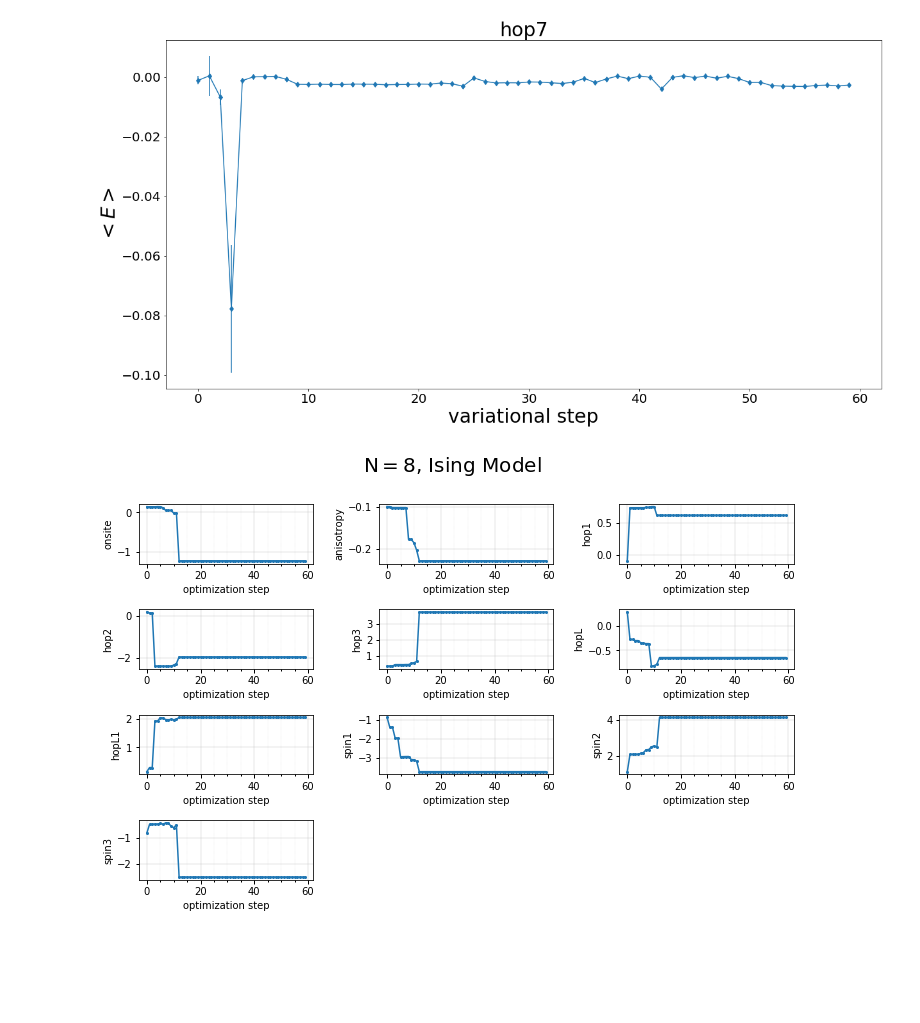
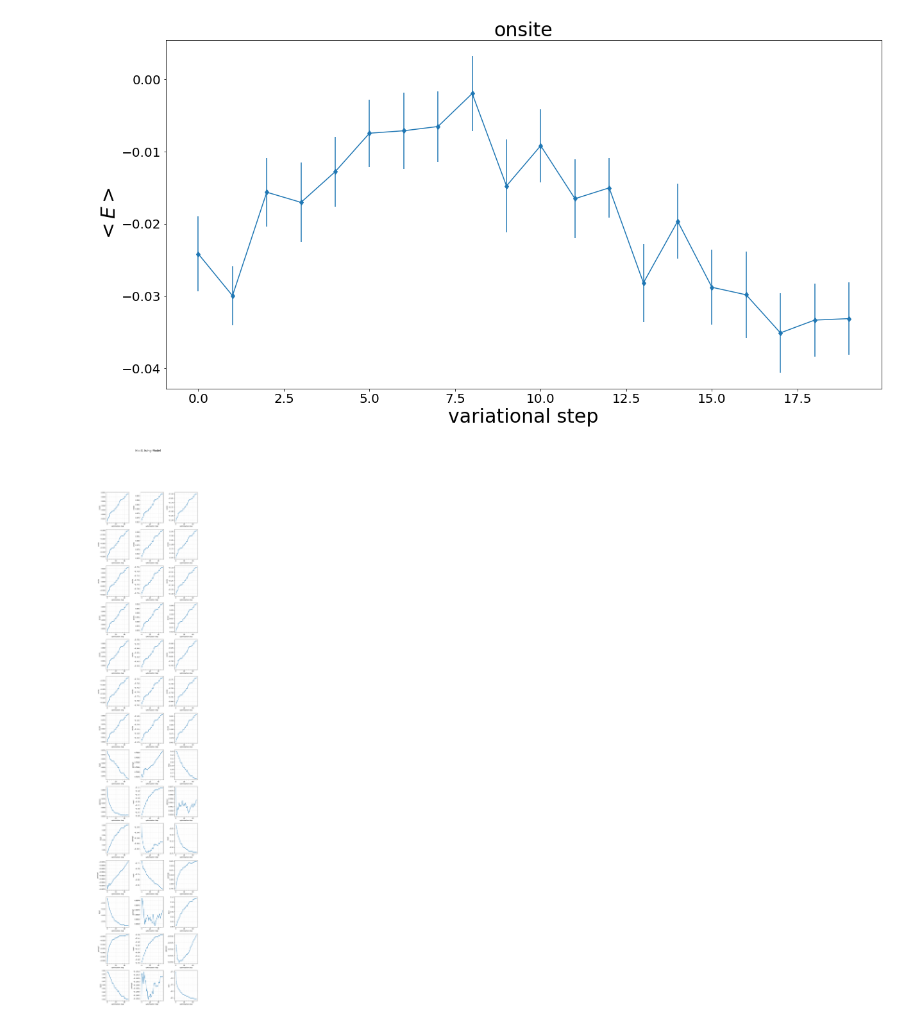
Before and after one commit to jimlambert/heisenberg_vmc, a Jupyter notebook: scripts/ObservablesAnalysis.ipynb, the cells around one changed output. Drawn from its saved outputs; the diff is of its cells as text; code cells hidden in the pictures; blank space fills up the shorter version.

```diff
--- a/scripts/ObservablesAnalysis.ipynb
+++ b/scripts/ObservablesAnalysis.ipynb
@@ -24,5 +24,5 @@ plt.show()
 # %%
-index=9
+index=1
 plt.figure(figsize=(20,10))
 #plt.plot(np.arange(0, len(obsAve[0])), obsAve[0], '.')
 plt.errorbar(np.arange(0, len(obsAve[index])), obsAve[index], yerr=obsErr[index], marker="d")
@@ -32,18 +32,18 @@ plt.title(header[index], fontsize=fs)
 plt.tick_params(axis='both', which='major', labelsize=ls)
 plt.show()
 # %% [output]
-[figure, old version]
+[figure, new version]
 # %%
 ls=10
 fs=20
 x=10
-y=6
+y=50
 ms=2
 
 header, data = an.ReadParamsDat("../../vmc-dat/varparams.dat")
 fig, ax = an.PlotVarParams(header, data, 3, fs, ls, ms, x, y,
                            "N$=8$, Ising Model")
 
 plt.savefig("test.pdf", bbox_inches='tight')
 # %% [output]
-[figure, old version]
+[figure, new version]
```
Also changed, not shown: parts of 1 cell of this notebook, 26 other files.
